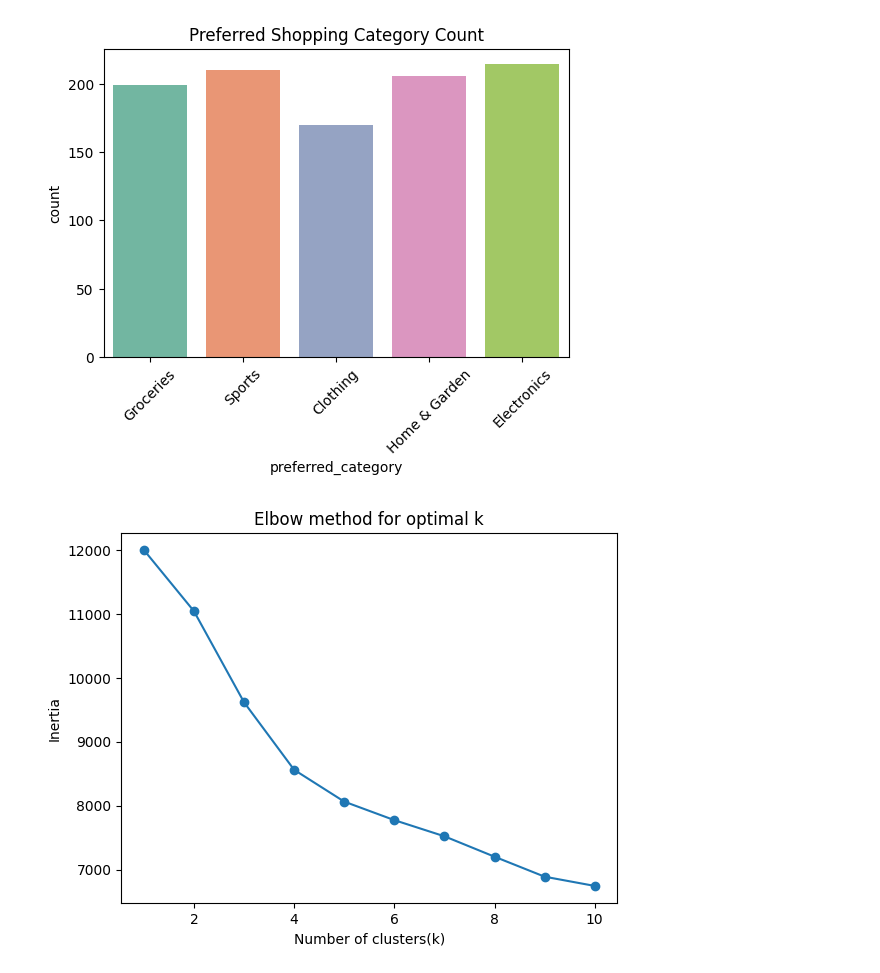
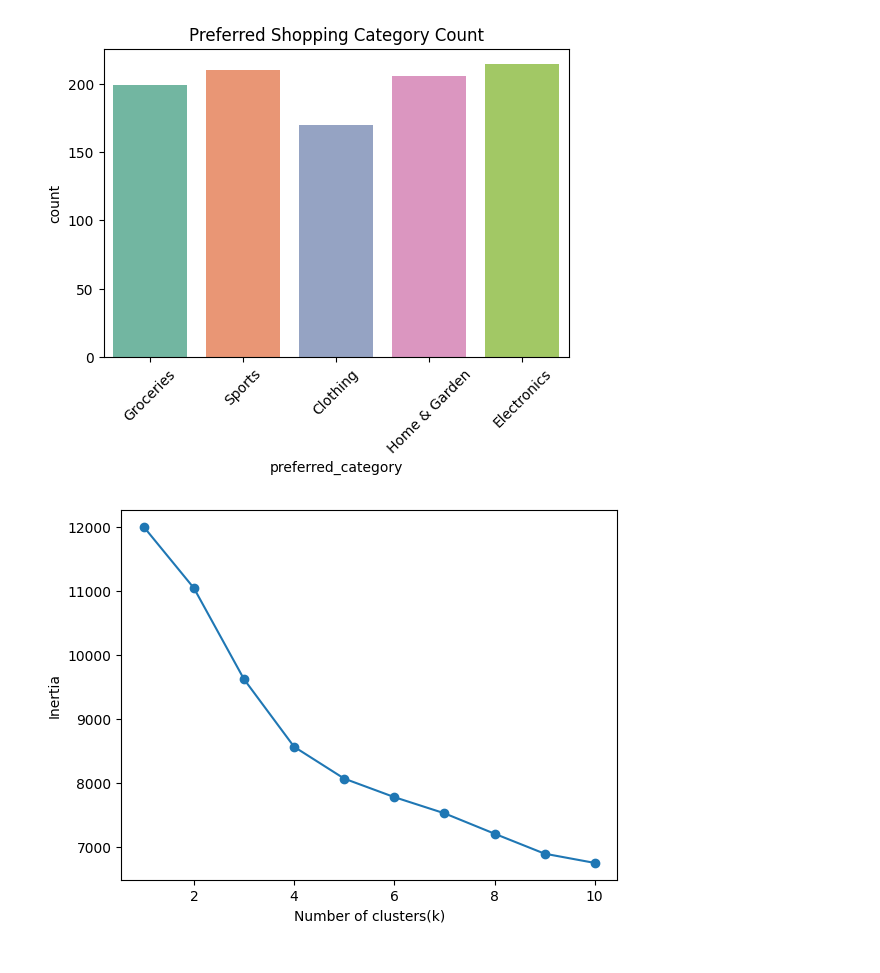
Before and after one commit to suhanikundu/Customer-Segmentation-Data-for-Marketing-Analysis, a Jupyter notebook: train.ipynb, the cells around one changed output. Cells and saved outputs as stored; diff of their text form; code cells hidden in the pictures.

```diff
--- a/train.ipynb
+++ b/train.ipynb
@@ -103,20 +103,19 @@ scaled_data = scaler.fit_transform(df_scaled)
 # %%
 from sklearn.cluster import KMeans
 
 #creates a list
 inertia=[]
 
 #loop chalabo for cluster division
 for k in range(1,11):
     kmeans=KMeans(n_clusters=k, random_state=42) #kmeans is a variable and It stores the KMeans object
     kmeans.fit(scaled_data) # This line runs the actual clustering algorithm on your scaled data for the current k.
     inertia.append(kmeans.inertia_)
 
 #plot the elbow
 plt.plot(range(1,11),inertia,marker='o')
 plt.xlabel('Number of clusters(k)')
 plt.ylabel('Inertia')
-plt.title('Elbow method for optimal k')
 plt.show()
 # %% [output]
-[figure, old version]
+[figure, new version]
```
